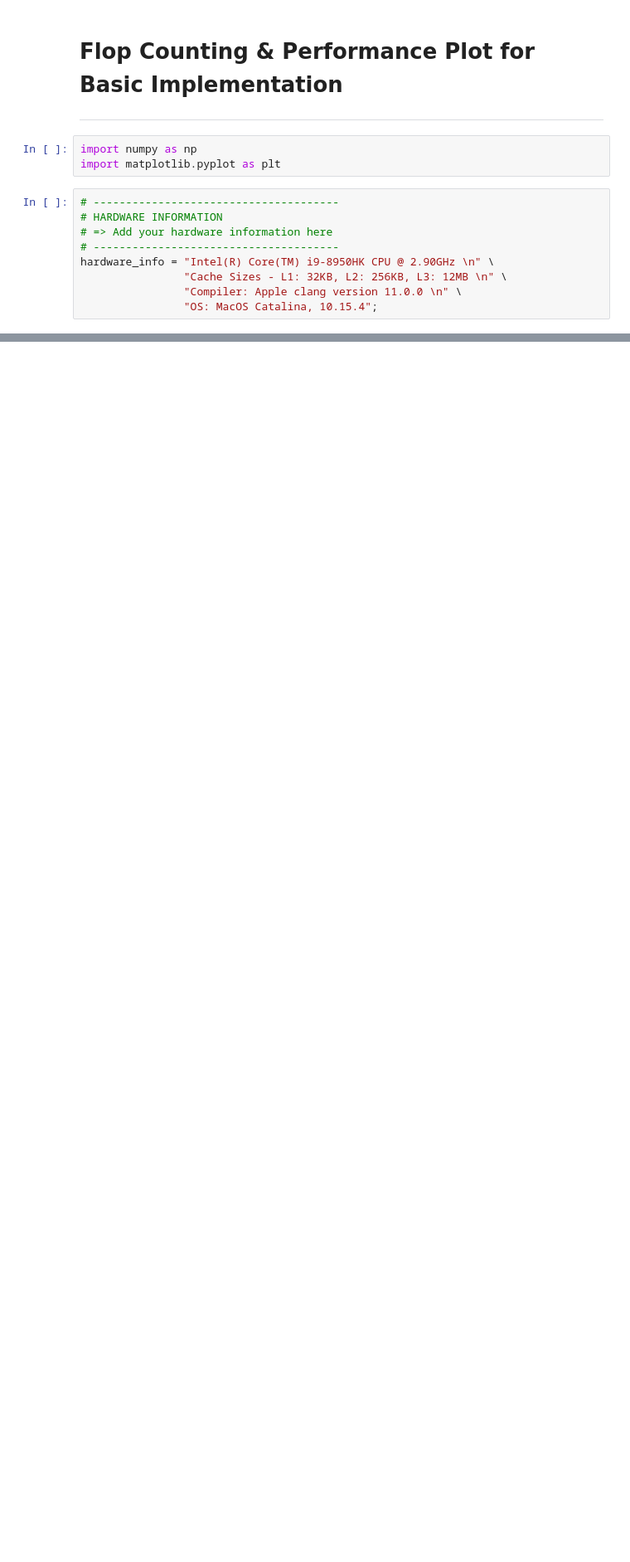
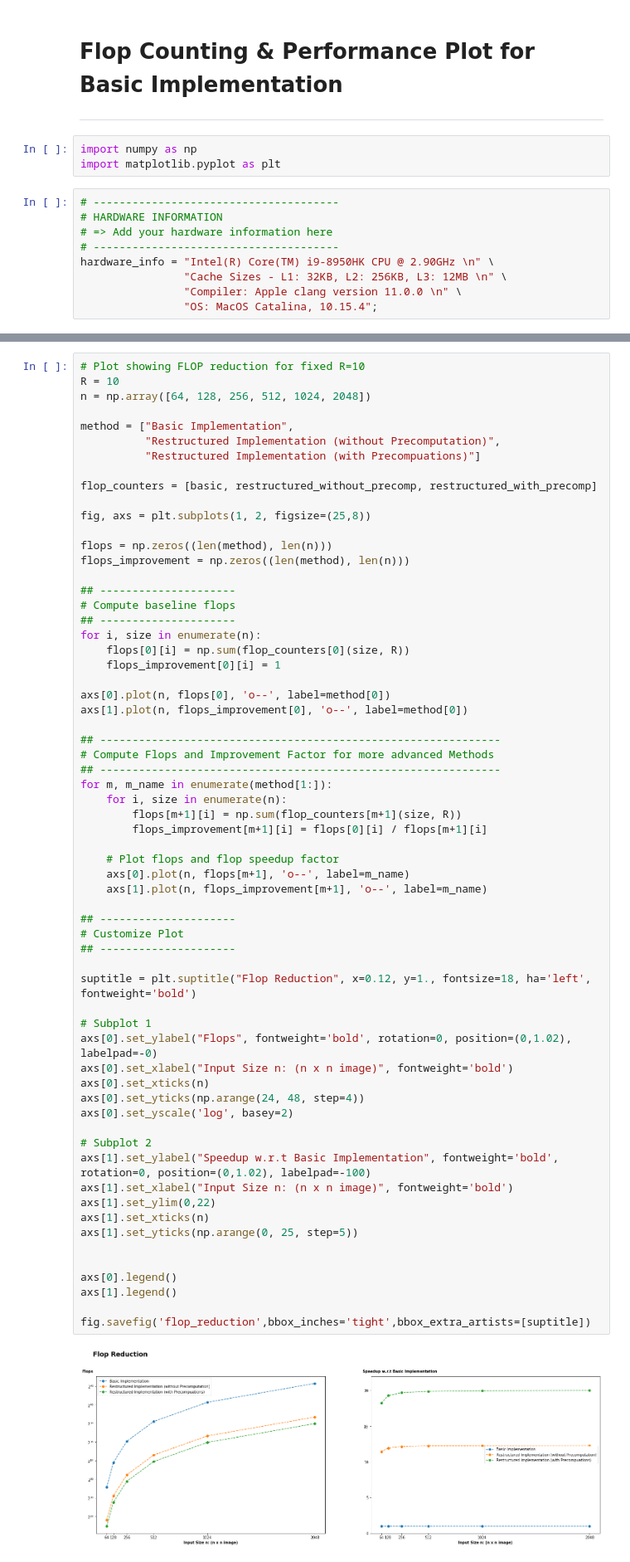
Before and after one commit to ninodimontalcino/advanced-denoising-mcrenderings, a Jupyter notebook: analysis/PerformanceAnalysis.ipynb, the cells around one changed output, grey strips where cells are left out. Shown: that part at 83% size. Drawn from its saved outputs; the diff is of its cells as text; blank space fills up the shorter version.

```diff
--- a/analysis/PerformanceAnalysis.ipynb
+++ b/analysis/PerformanceAnalysis.ipynb
@@ -70,0 +251,65 @@ def basic(n, R):
+# %%
+# Plot showing FLOP reduction for fixed R=10
+R = 10
+n = np.array([64, 128, 256, 512, 1024, 2048])
+
+method = ["Basic Implementation",
+          "Restructured Implementation (without Precomputation)",
+          "Restructured Implementation (with Precompuations)"]
+
+flop_counters = [basic, restructured_without_precomp, restructured_with_precomp]
+
+fig, axs = plt.subplots(1, 2, figsize=(25,8))
+
+flops = np.zeros((len(method), len(n)))
+flops_improvement = np.zeros((len(method), len(n)))
+
+## ---------------------
+# Compute baseline flops
+## ---------------------
+for i, size in enumerate(n):
+    flops[0][i] = np.sum(flop_counters[0](size, R))
+    flops_improvement[0][i] = 1
+
+axs[0].plot(n, flops[0], 'o--', label=method[0])
+axs[1].plot(n, flops_improvement[0], 'o--', label=method[0])
+
+## --------------------------------------------------------------
+# Compute Flops and Improvement Factor for more advanced Methods
+## --------------------------------------------------------------
+for m, m_name in enumerate(method[1:]):
+    for i, size in enumerate(n):
+        flops[m+1][i] = np.sum(flop_counters[m+1](size, R))
+        flops_improvement[m+1][i] = flops[0][i] / flops[m+1][i]
+
+    # Plot flops and flop speedup factor
+    axs[0].plot(n, flops[m+1], 'o--', label=m_name)
+    axs[1].plot(n, flops_improvement[m+1], 'o--', label=m_name)
+
+## ---------------------
+# Customize Plot
+## ---------------------
+
+suptitle = plt.suptitle("Flop Reduction", x=0.12, y=1., fontsize=18, ha='left', fontweight='bold')
+
+# Subplot 1
+axs[0].set_ylabel("Flops", fontweight='bold', rotation=0, position=(0,1.02), labelpad=-0)
+axs[0].set_xlabel("Input Size n: (n x n image)", fontweight='bold')
+axs[0].set_xticks(n)
+axs[0].set_yticks(np.arange(24, 48, step=4))
+axs[0].set_yscale('log', basey=2)
+
+# Subplot 2
+axs[1].set_ylabel("Speedup w.r.t Basic Implementation", fontweight='bold', rotation=0, position=(0,1.02), labelpad=-100)
+axs[1].set_xlabel("Input Size n: (n x n image)", fontweight='bold')
+axs[1].set_ylim(0,22)
+axs[1].set_xticks(n)
+axs[1].set_yticks(np.arange(0, 25, step=5))
+
+
+axs[0].legend()
+axs[1].legend()
+
+fig.savefig('flop_reduction',bbox_inches='tight',bbox_extra_artists=[suptitle])
+# %% [output]
+[figure, added]
```
Also changed, not shown: parts of 24 cells of this notebook, 8 other files.
